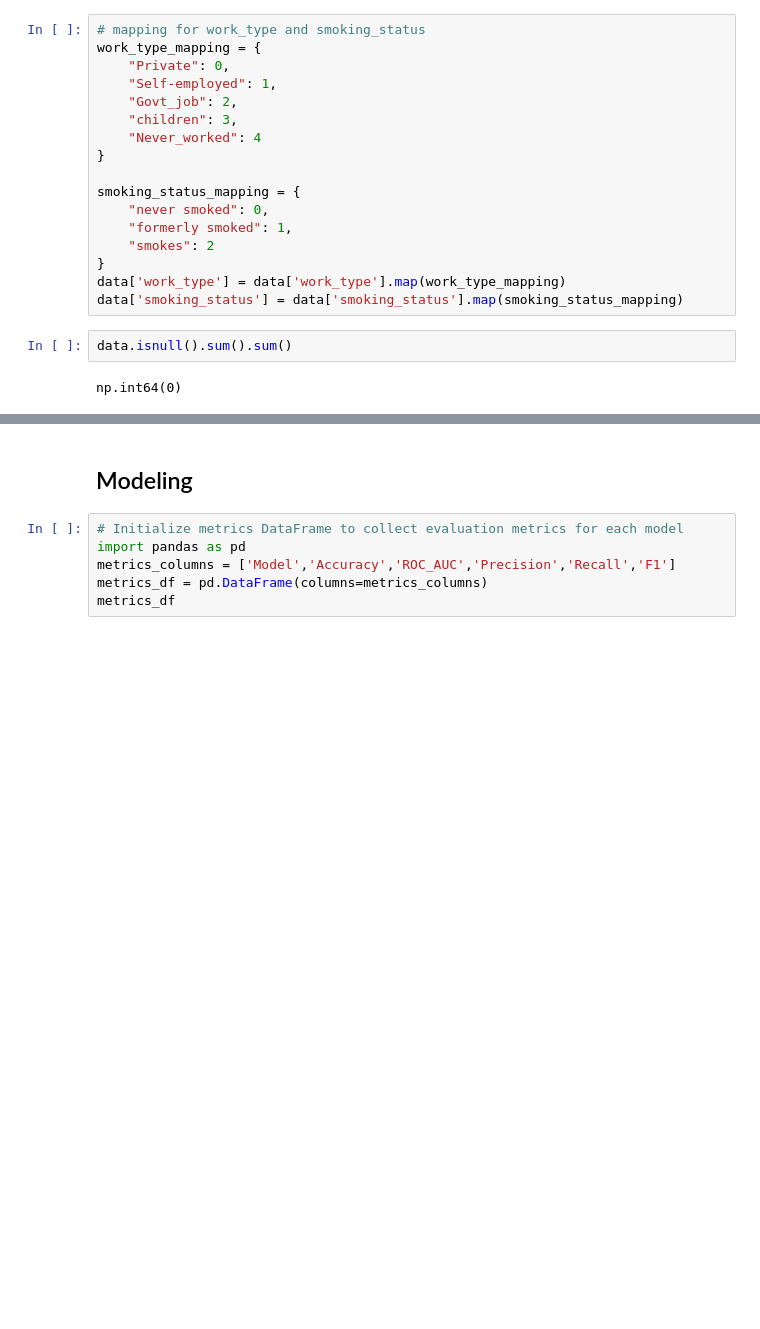
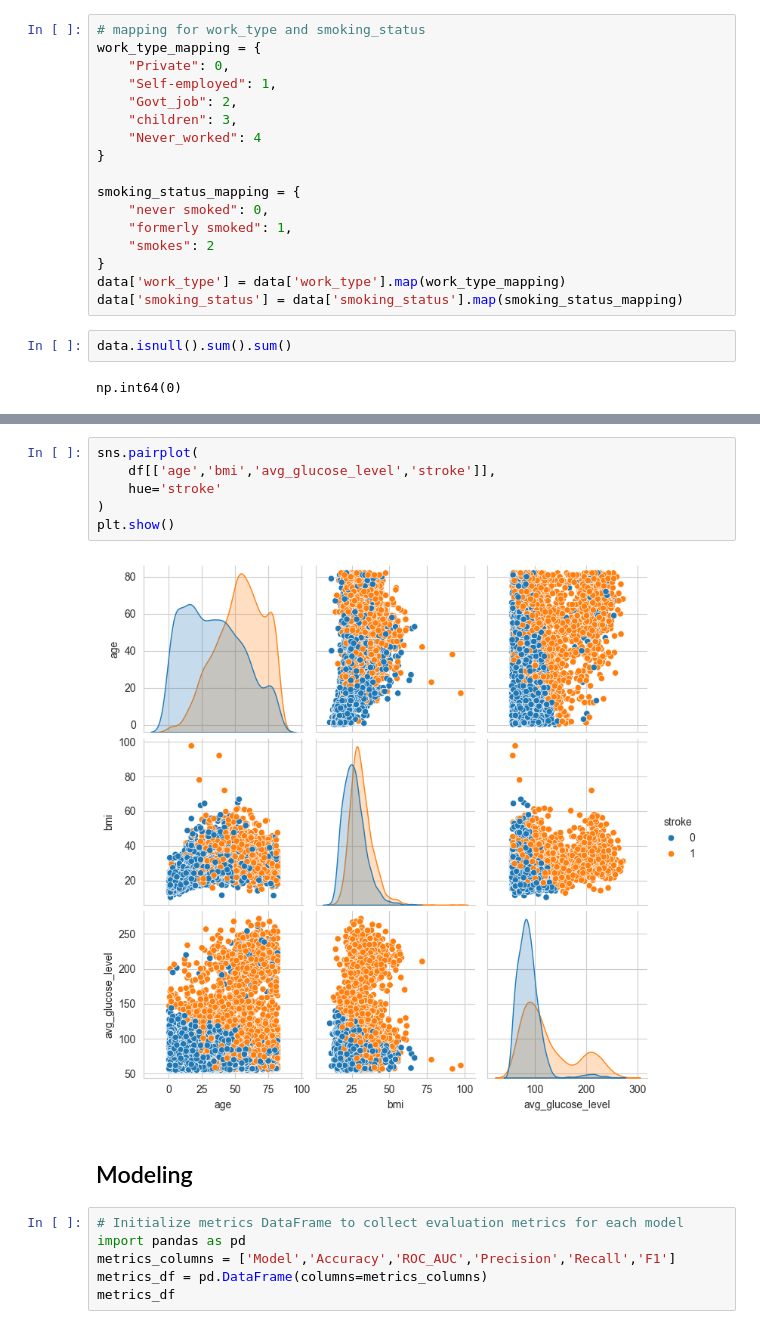
Before and after one commit to deepaksinghrx/Notes, a Jupyter notebook: Deepak.347401.ipynb, the cells around one changed output, grey strips where cells are left out. Cells and saved outputs as stored; diff of their text form; blank space fills up the shorter version.

```diff
--- a/Deepak.347401.ipynb
+++ b/Deepak.347401.ipynb
@@ -164,3 +169,11 @@ plt.show()
+# %%
+sns.pairplot(
+    df[['age','bmi','avg_glucose_level','stroke']],
+    hue='stroke'
+)
+plt.show()
+# %% [output]
+[figure, added]
 # %% [markdown]
 ## Modeling
 # %%
```
Also changed, not shown: parts of 12 cells of this notebook.
